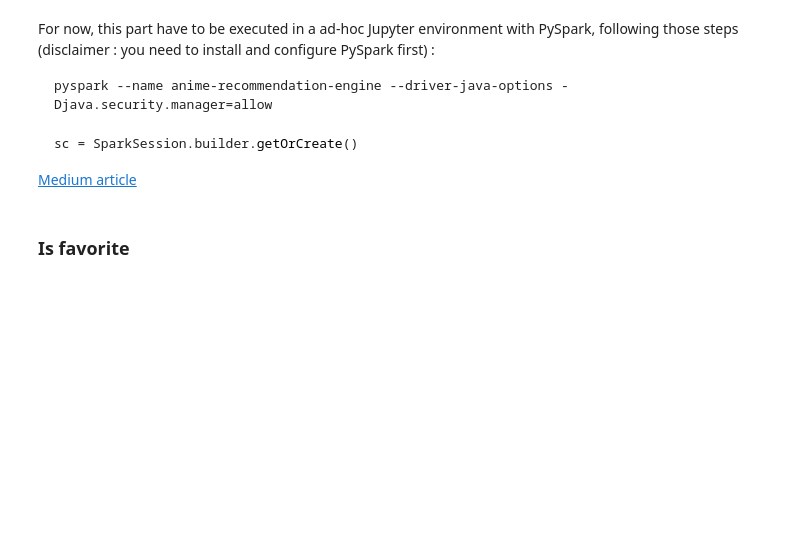
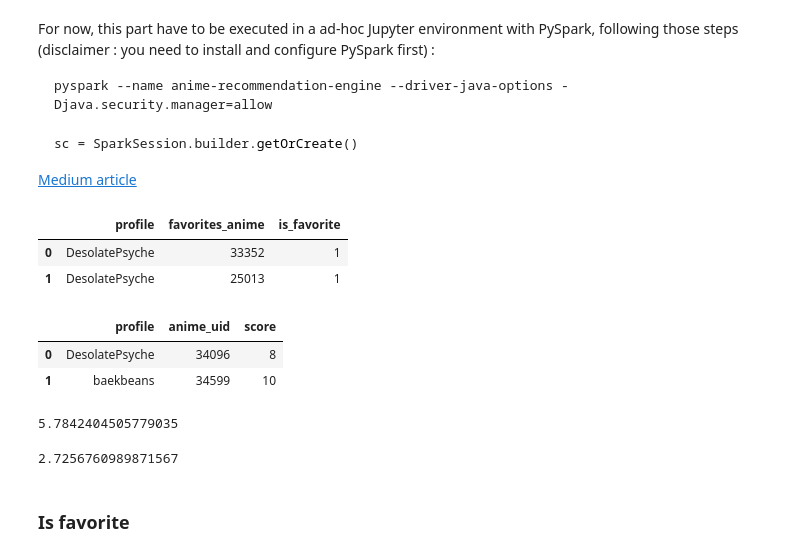
Before and after one commit to qxzjy/anime-recommendation-engine, a Jupyter notebook: notebook/RECO_02.ipynb, the cells around one changed output. Saved outputs shown, nothing was run; the diff lists cells and outputs as text; code cells hidden in the pictures; blank space fills up the shorter version.

```diff
--- a/notebook/RECO_02.ipynb
+++ b/notebook/RECO_02.ipynb
@@ -68,6 +68,29 @@ from pyspark.ml.feature import StringIndexer
 from pyspark.ml.recommendation import ALS
 # %%
 sc = SparkSession.builder.getOrCreate()
+# %%
+df_als_favorite = pd.read_csv('../data/als_is_favorite.csv')
+df_als_score = pd.read_csv('../data/als_score.csv')
+
+display(df_als_favorite.head(2)) # (216695, 3)
+display(df_als_score.head(2)) # (130519, 3)
+# %% [output]
+|  | profile | favorites_anime | is_favorite |
+| 0 | DesolatePsyche | 33352 | 1 |
+| 1 | DesolatePsyche | 25013 | 1 |
+|  | profile | anime_uid | score |
+| 0 | DesolatePsyche | 34096 | 8 |
+| 1 | baekbeans | 34599 | 10 |
+# %%
+df_mean_favorite = df_als_favorite.groupby("profile")["is_favorite"].count().reset_index()
+df_mean_favorite["is_favorite"].mean()
+# %% [output]
+5.7842404505779035
+# %%
+df_mean_score = df_als_score.groupby("profile")["score"].count().reset_index()
+df_mean_score["score"].mean()
+# %% [output]
+2.7256760989871567
 # %% [markdown]
 ### Is favorite
 # %%
```
Also changed, not shown: parts of 16 cells of this notebook.
